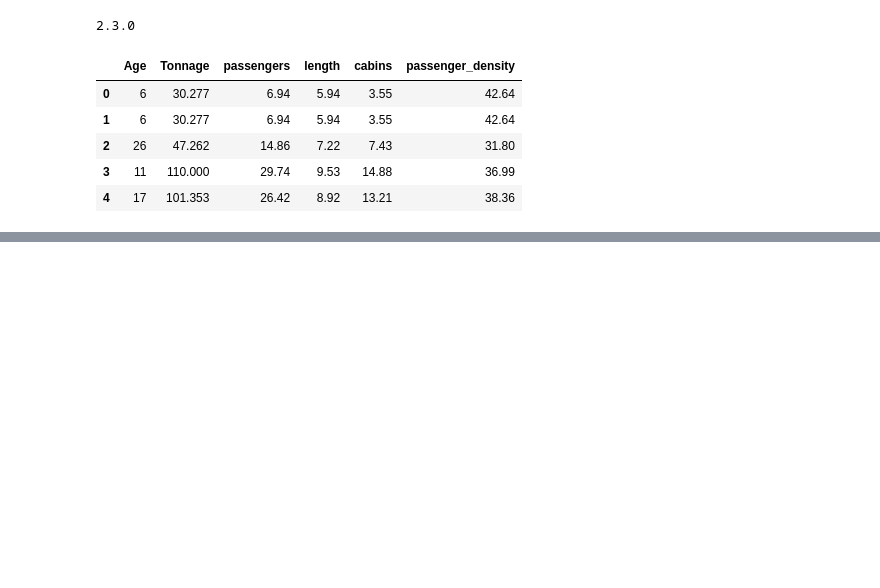
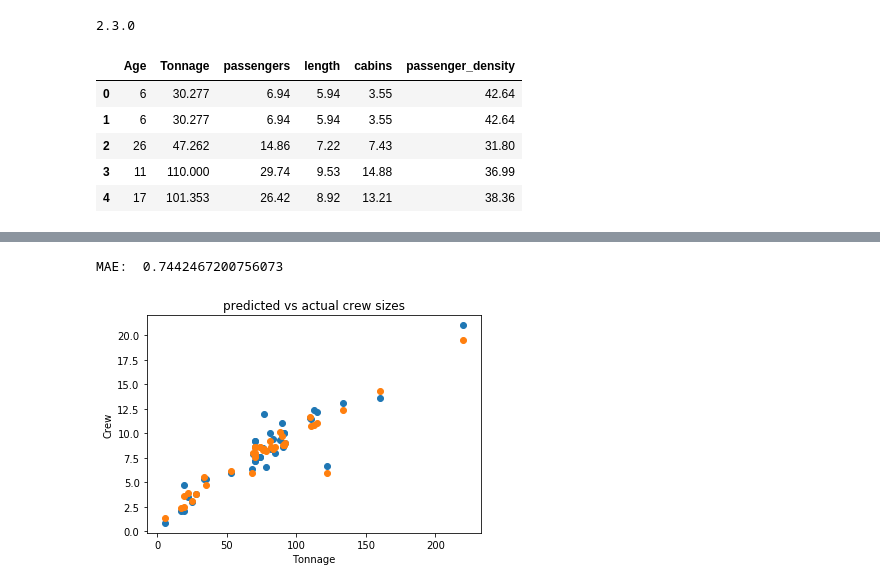
Before and after one commit to sam-thurman/cruise_ship, a Jupyter notebook: exploratory_tf.ipynb, the cells around one changed output, grey strips where cells are left out. Saved outputs shown, nothing was run; the diff lists cells and outputs as text; code cells hidden in the pictures; blank space fills up the shorter version.

```diff
--- a/exploratory_tf.ipynb
+++ b/exploratory_tf.ipynb
@@ -67,0 +86,10 @@ UsageError: Line magic function `%` not found.
+# %%
+ax = plt.scatter(test_features.Tonnage,test_target)
+ax = plt.scatter(test_features.Tonnage, y_pred)
+plt.title('predicted vs actual crew sizes')
+plt.ylabel('Crew')
+plt.xlabel('Tonnage')
+print('MAE: ', mean_absolute_error(test_target, y_pred))
+# %% [output]
+MAE:  0.7442467200756073
+[figure, added]
```
Also changed, not shown: parts of 8 cells of this notebook, 3 other files.
